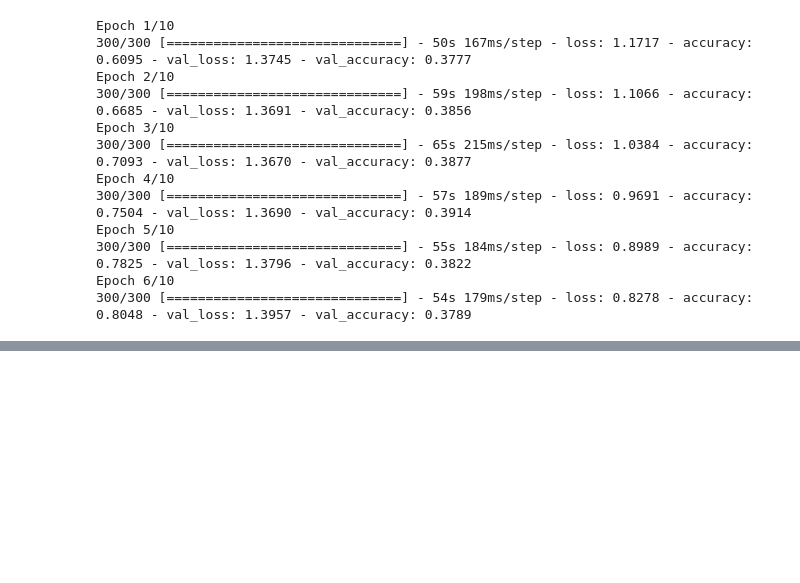
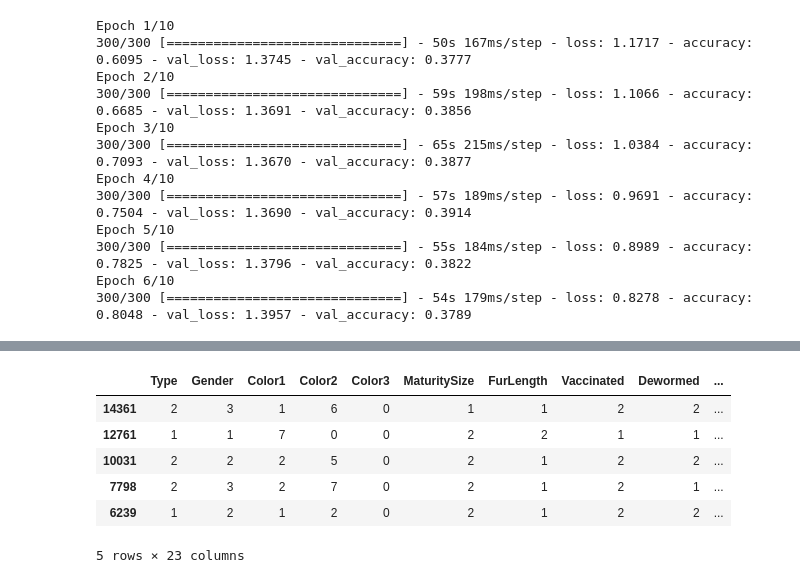
Before and after one commit to lshaoqin/aichallenge, a Jupyter notebook: eda.ipynb, the cells around one changed output, grey strips where cells are left out. Saved outputs shown, nothing was run; the diff lists cells and outputs as text; code cells hidden in the pictures; blank space fills up the shorter version.

Commit message:
complete text data exploration and writeup

```diff
--- a/eda.ipynb
+++ b/eda.ipynb
@@ -1005,10 +1020,38 @@ model.save('text_model.h5')
 from tensorflow.keras.models import load_model
 model = load_model('text_model.h5')
 
-# Make predictions
-y_train_pred = model.predict(x_train_text)
-y_test_pred = model.predict(x_test_text)
+# In the interest of time, I didn't want to redo the spellcheck, so I'll reprocess the
+# spellchecked text data. Will handle this properly in the model pipeline!
+text_train_x = pd.read_csv('text_train_x.csv')
+text_test_x = pd.read_csv('text_test_x.csv')
+
+def count_typos(df):
+    typos_lengths = []
+    for index, row in df.iterrows():
+        if pd.notnull(row['Description']):
+            words = row['Description'].split()
+            typos = spell.unknown(words)
+            typos_lengths.append(len(typos))
+        else:
+            typos_lengths.append(0)  # Append 0 if the description is null
+    return typos_lengths
+
+x_train['Typos'] = count_typos(text_train_x)
+x_test['Typos'] = count_typos(text_test_x)
+
+def generate_predictions(df):
+    # Apply the vectorization layer to the training, validation and test sets
+    x_text = vectorize_layer(df['Description'].astype(str))
+    return model.predict(x_text)
+
+train_pred = generate_predictions(text_train_x)
+test_pred = generate_predictions(text_test_x)
 
 # Attach the predictions to the original dataset
-df['TextPrediction'] = np.argmax(y_train_pred, axis=1)
-df['TextPrediction'] = df['TextPrediction'].astype('int64')
+x_train['TextPrediction'] = np.argmax(train_pred, axis=1)
+x_train['TextPrediction'] = x_train['TextPrediction'].astype('int64')
+x_test['TextPrediction'] = np.argmax(test_pred, axis=1)
+x_test['TextPrediction'] = x_test['TextPrediction'].astype('int64')
+
+x_test.head()
+# %% [output]
@@ -1014,0 +1060,7 @@ df['TextPrediction'] = df['TextPrediction'].astype('int64')
+|  | Type | Gender | Color1 | Color2 | Color3 | MaturitySize | FurLength | Vaccinated | Dewormed | ... |
+| 14361 | 2 | 3 | 1 | 6 | 0 | 1 | 1 | 2 | 2 | ... |
+| 12761 | 1 | 1 | 7 | 0 | 0 | 2 | 2 | 1 | 1 | ... |
+| 10031 | 2 | 2 | 2 | 5 | 0 | 2 | 1 | 2 | 2 | ... |
+| 7798 | 2 | 3 | 2 | 7 | 0 | 2 | 1 | 2 | 1 | ... |
+| 6239 | 1 | 2 | 1 | 2 | 0 | 2 | 1 | 2 | 2 | ... |
+5 rows × 23 columns
```
Also changed, not shown: parts of 20 cells of this notebook, 1 other file.
